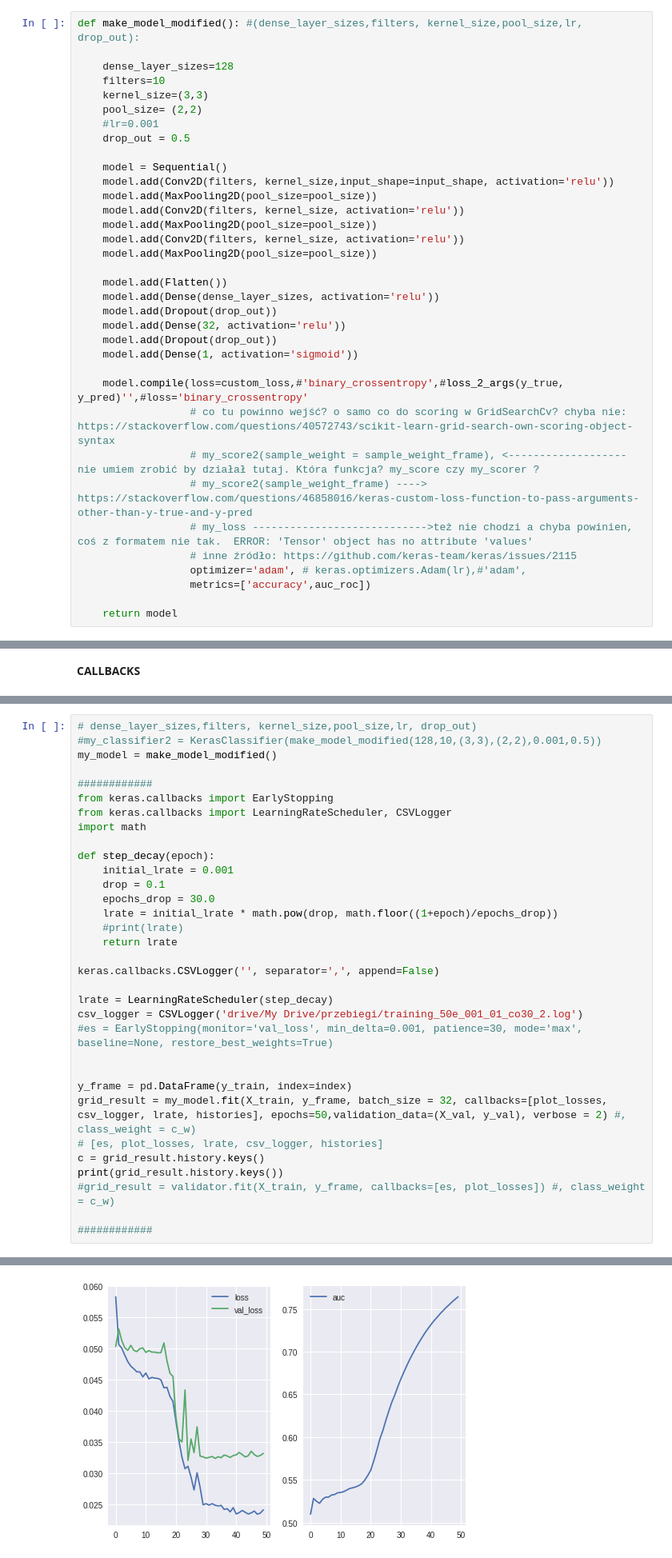
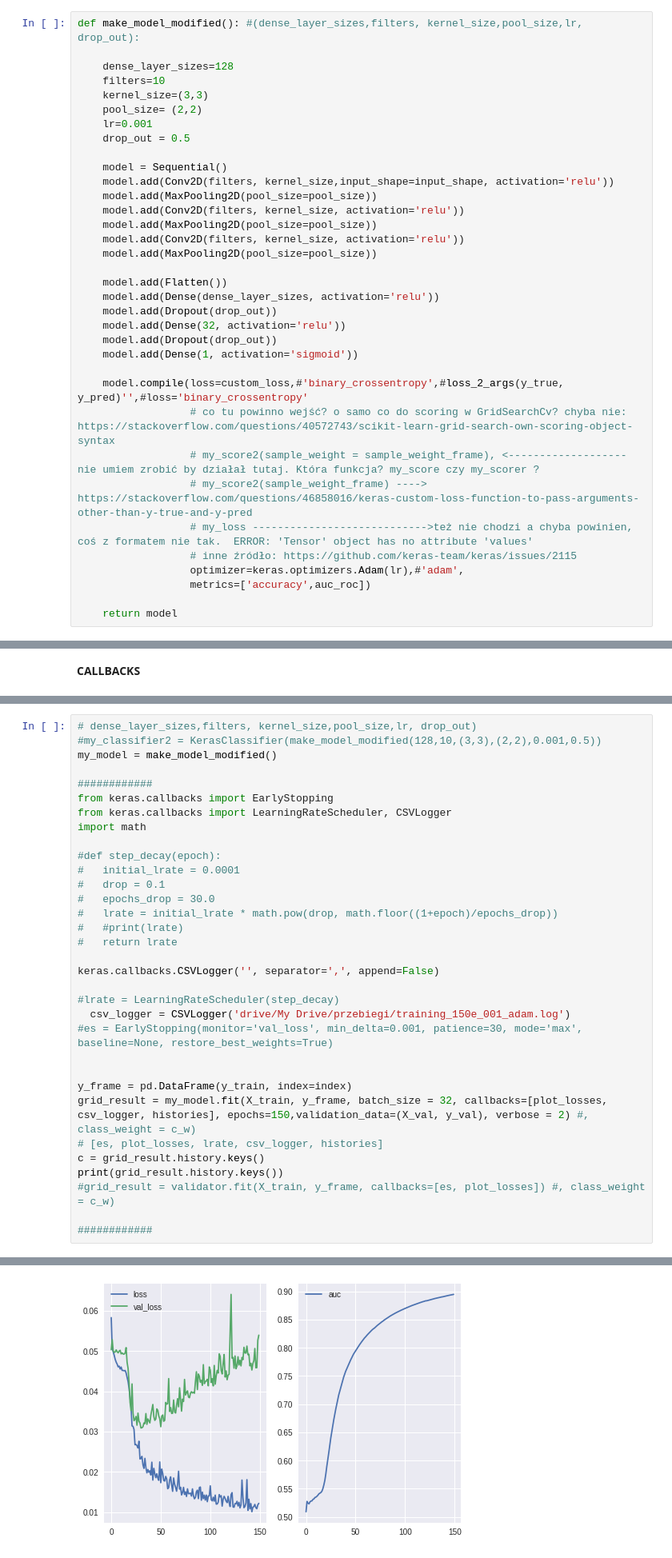
Before and after one commit to hannape/CNN-pierwsze-podejscie, a Jupyter notebook: cnn_ES_val.ipynb, the cells around one changed output, grey strips where cells are left out. Shown at 80% size. Drawn from its saved outputs; the diff is of its cells as text.

Commit message:
training_150e_001_adam.log AUC = 69,4%

```diff
--- a/cnn_ES_val.ipynb
+++ b/cnn_ES_val.ipynb
@@ -129,7 +130,7 @@ def make_model_modified(): #(dense_layer_sizes,filters, kernel_size,pool_size,lr
     filters=10
     kernel_size=(3,3)
     pool_size= (2,2)
-    #lr=0.001
+    lr=0.001
     drop_out = 0.5
 
     model = Sequential()
@@ -153,7 +154,7 @@ def make_model_modified(): #(dense_layer_sizes,filters, kernel_size,pool_size,lr
                   # my_score2(sample_weight_frame) ---->  https://stackoverflow.com/questions/46858016/keras-custom-loss-function-to-pass-arguments-other-than-y-true-and-y-pred
                   # my_loss ---------------------------->też nie chodzi a chyba powinien, coś z formatem nie tak.  ERROR: 'Tensor' object has no attribute 'values'
                   # inne źródło: https://github.com/keras-team/keras/issues/2115
-                  optimizer='adam', # keras.optimizers.Adam(lr),#'adam',
+                  optimizer=keras.optimizers.Adam(lr),#'adam',
                   metrics=['accuracy',auc_roc])
 
     return model
@@ -263,23 +264,23 @@ from keras.callbacks import EarlyStopping
 from keras.callbacks import LearningRateScheduler, CSVLogger
 import math
 
-def step_decay(epoch):
-	initial_lrate = 0.001
-	drop = 0.1
-	epochs_drop = 30.0
-	lrate = initial_lrate * math.pow(drop, math.floor((1+epoch)/epochs_drop))
-	#print(lrate)
-	return lrate
+#def step_decay(epoch):
+#	initial_lrate = 0.0001
+#	drop = 0.1
+#	epochs_drop = 30.0
+#	lrate = initial_lrate * math.pow(drop, math.floor((1+epoch)/epochs_drop))
+#	#print(lrate)
+#	return lrate
 
 keras.callbacks.CSVLogger('', separator=',', append=False)
 
-lrate = LearningRateScheduler(step_decay)
-csv_logger = CSVLogger('drive/My Drive/przebiegi/training_50e_001_01_co30_2.log')
+#lrate = LearningRateScheduler(step_decay)
+  csv_logger = CSVLogger('drive/My Drive/przebiegi/training_150e_001_adam.log')
 #es = EarlyStopping(monitor='val_loss', min_delta=0.001, patience=30, mode='max', baseline=None, restore_best_weights=True)
 
 
 y_frame = pd.DataFrame(y_train, index=index)
-grid_result = my_model.fit(X_train, y_frame, batch_size = 32, callbacks=[plot_losses, csv_logger, lrate, histories], epochs=50,validation_data=(X_val, y_val), verbose = 2) #, class_weight = c_w)
+grid_result = my_model.fit(X_train, y_frame, batch_size = 32, callbacks=[plot_losses, csv_logger, histories], epochs=150,validation_data=(X_val, y_val), verbose = 2) #, class_weight = c_w)
 # [es, plot_losses, lrate, csv_logger, histories]
 c = grid_result.history.keys()
 print(grid_result.history.keys())
@@ -291 +292 @@ print(grid_result.history.keys())
-[figure, old version]
+[figure, new version]
```
Also changed, not shown: parts of 5 cells of this notebook.
